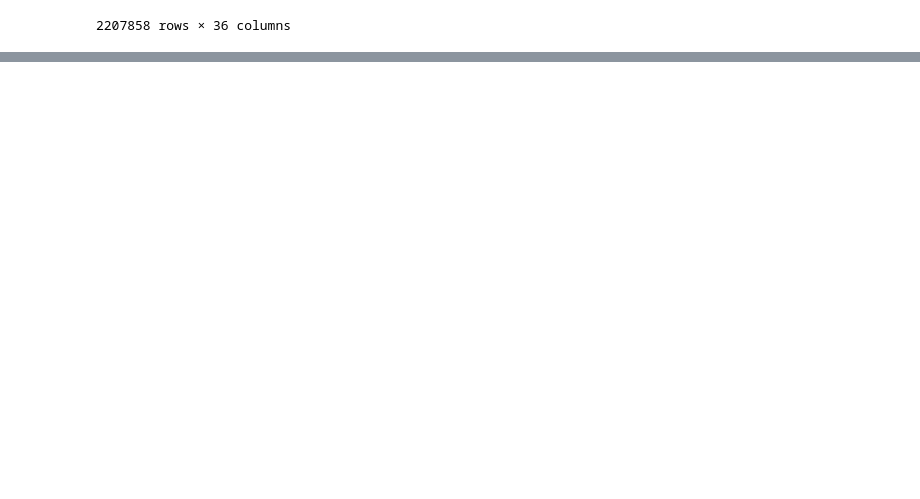
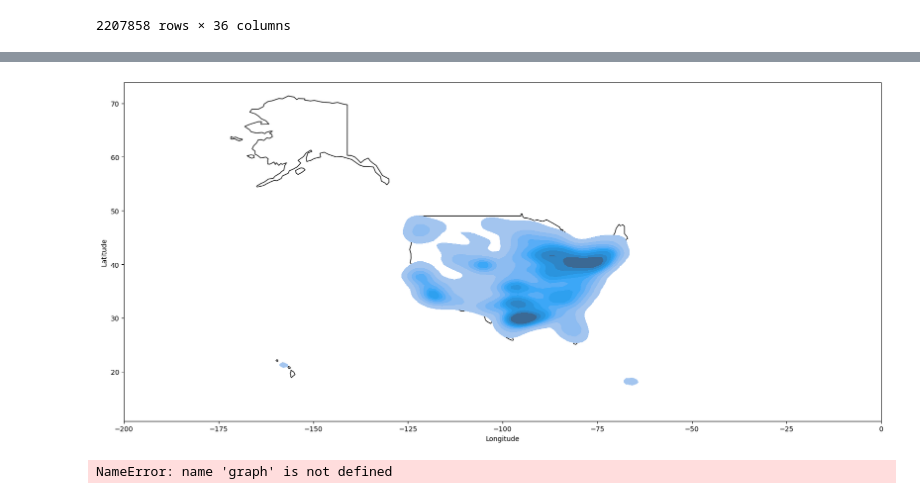
Before and after one commit to EnviroTechSean/TeamPunchParty, a Jupyter notebook: exploredata.ipynb, the cells around one changed output, grey strips where cells are left out. Cells and saved outputs as stored; diff of their text form; code cells hidden in the pictures; blank space fills up the shorter version.

Commit message:
explore data update graphs

```diff
--- a/exploredata.ipynb
+++ b/exploredata.ipynb
@@ -182,0 +367,3 @@ merged_gas_types_and_facilities
+# %%
+graph=facilities[['Latitude','Longitude']].dropna()
+sns.jointplot(data=graph, x='Longitude', y='Latitude', kind="hex")
@@ -182,0 +431,27 @@ merged_gas_types_and_facilities
+# %%
+import geopandas as gpd
+import seaborn as sns
+import matplotlib.pyplot as plt
+world = gpd.read_file('ne_110m_admin_0_countries/ne_110m_admin_0_countries.shp')
+
+# Filter for the United States
+us = world[world['ADMIN'] == "United States of America"]
+
+# Create a base matplotlib axis
+fig, ax = plt.subplots(figsize=(20, 20))
+ax.set_xlim([-200, 0])
+ax.set_aspect('equal')
+
+# Plot the United States on that axis
+us.plot(ax=ax, color="white", edgecolor="black")
+
+# Overlay the KDE plot on the same axis
+sns.kdeplot(data=graph, x='Longitude', y='Latitude', fill=True, ax=ax)
+
+plt.show()
+# %% [output]
+[figure, added]
+# %%
+sns.kdeplot(data=graph, x='Longitude', y='Latitude', fill=True, ax=ax)
+# %% [output]
+NameError: name 'graph' is not defined
```
Also changed, not shown: parts of 22 cells of this notebook.
